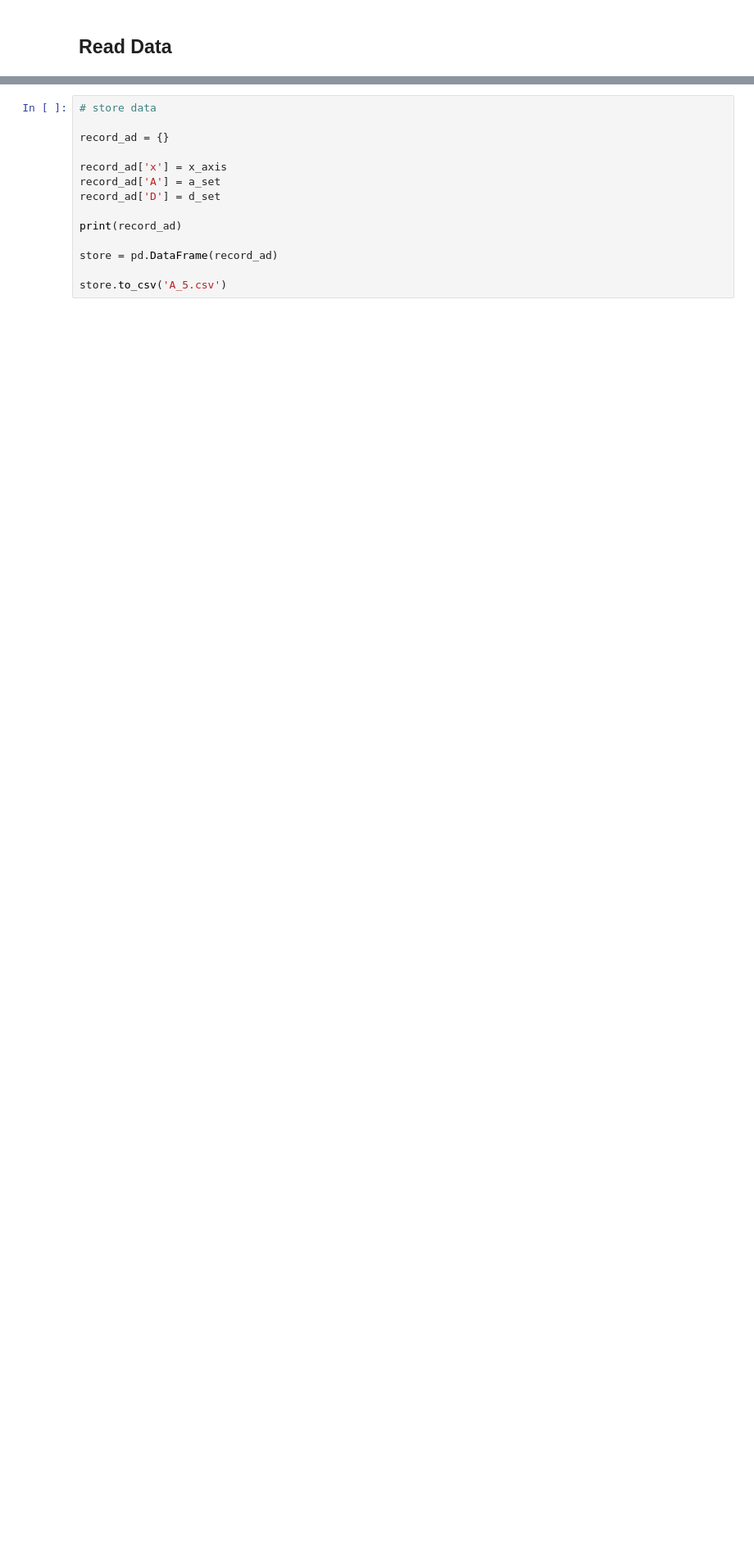
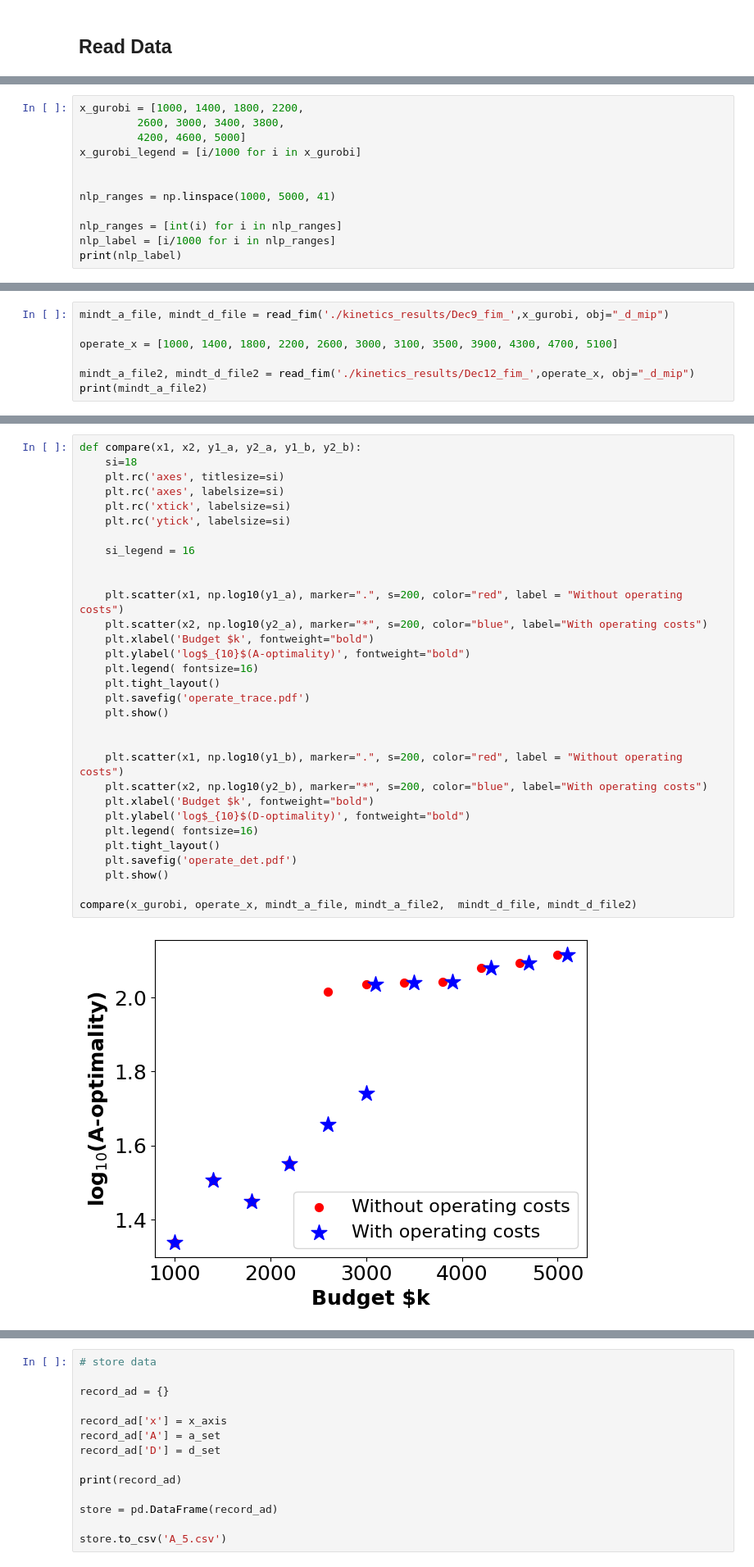
Before and after one commit to CCSI-Toolset/measurement-optimization, a Jupyter notebook: Draw_figure.ipynb, the cells around one changed output, grey strips where cells are left out. Shown at 82% size. Drawn from its saved outputs; the diff is of its cells as text; blank space fills up the shorter version.

```diff
--- a/Draw_figure.ipynb
+++ b/Draw_figure.ipynb
@@ -36,0 +119,12 @@ def plot_data(budget, a_cri, d_cri):
+# %%
+x_gurobi = [1000, 1400, 1800, 2200,
+         2600, 3000, 3400, 3800,
+         4200, 4600, 5000]
+x_gurobi_legend = [i/1000 for i in x_gurobi]
+
+
+nlp_ranges = np.linspace(1000, 5000, 41)
+
+nlp_ranges = [int(i) for i in nlp_ranges]
+nlp_label = [i/1000 for i in nlp_ranges]
+print(nlp_label)
@@ -36,0 +149,7 @@ def plot_data(budget, a_cri, d_cri):
+# %%
+mindt_a_file, mindt_d_file = read_fim('./kinetics_results/Dec9_fim_',x_gurobi, obj="_d_mip")
+
+operate_x = [1000, 1400, 1800, 2200, 2600, 3000, 3100, 3500, 3900, 4300, 4700, 5100]
+
+mindt_a_file2, mindt_d_file2 = read_fim('./kinetics_results/Dec12_fim_',operate_x, obj="_d_mip")
+print(mindt_a_file2)
@@ -36,0 +158,33 @@ def plot_data(budget, a_cri, d_cri):
+# %%
+def compare(x1, x2, y1_a, y2_a, y1_b, y2_b):
+    si=18
+    plt.rc('axes', titlesize=si)
+    plt.rc('axes', labelsize=si)
+    plt.rc('xtick', labelsize=si)
+    plt.rc('ytick', labelsize=si)
+
+    si_legend = 16
+
+
+    plt.scatter(x1, np.log10(y1_a), marker=".", s=200, color="red", label = "Without operating costs")
+    plt.scatter(x2, np.log10(y2_a), marker="*", s=200, color="blue", label="With operating costs")
+    plt.xlabel('Budget $k', fontweight="bold")
+    plt.ylabel('log$_{10}$(A-optimality)', fontweight="bold")
+    plt.legend( fontsize=16)
+    plt.tight_layout()
+    plt.savefig('operate_trace.pdf')
+    plt.show()
+
+
+    plt.scatter(x1, np.log10(y1_b), marker=".", s=200, color="red", label = "Without operating costs")
+    plt.scatter(x2, np.log10(y2_b), marker="*", s=200, color="blue", label="With operating costs")
+    plt.xlabel('Budget $k', fontweight="bold")
+    plt.ylabel('log$_{10}$(D-optimality)', fontweight="bold")
+    plt.legend( fontsize=16)
+    plt.tight_layout()
+    plt.savefig('operate_det.pdf')
+    plt.show()
+
+compare(x_gurobi, operate_x, mindt_a_file, mindt_a_file2,  mindt_d_file, mindt_d_file2)
+# %% [output]
+[figure, added]
```
Also changed, not shown: parts of 48 cells of this notebook, 1 other file.
